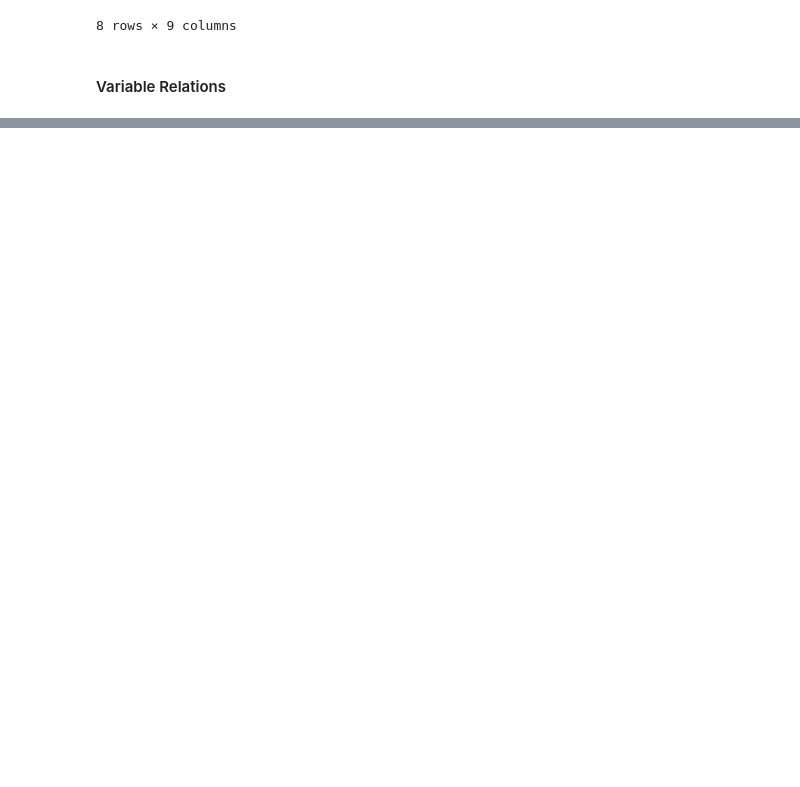
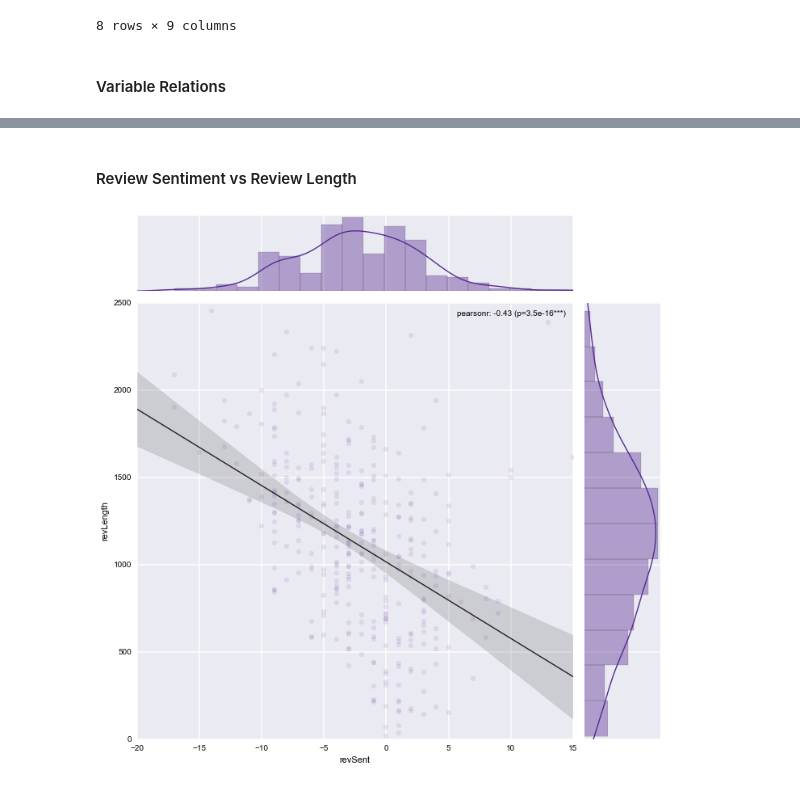
Before and after one commit to seekshreyas/obidroid, a Jupyter notebook: ObidroidLearning.ipynb, the cells around one changed output, grey strips where cells are left out. Saved outputs shown, nothing was run; the diff lists cells and outputs as text; code cells hidden in the pictures; blank space fills up the shorter version.

Commit message:
stats graph done

```diff
--- a/ObidroidLearning.ipynb
+++ b/ObidroidLearning.ipynb
@@ -134,4 +145,4 @@ import matplotlib.pyplot as plt
 
 sns.set(palette="Purples_r")
 np.random.seed(9221999)
-mpl.rc("figure", figsize=(5, 5))
+mpl.rc("figure", figsize=(10, 10))
@@ -142,0 +158,9 @@ sns.regplot(x,y)
+# %% [markdown]
+#### Review Sentiment vs Review Length
+# %%
+x = appFeatures['revSent'].astype(float)
+y = appFeatures['revLength'].astype(float)
+
+sns.regplot(x,y)
+# %% [output]
+[figure, added]
```
Also changed, not shown: parts of 18 cells of this notebook.
